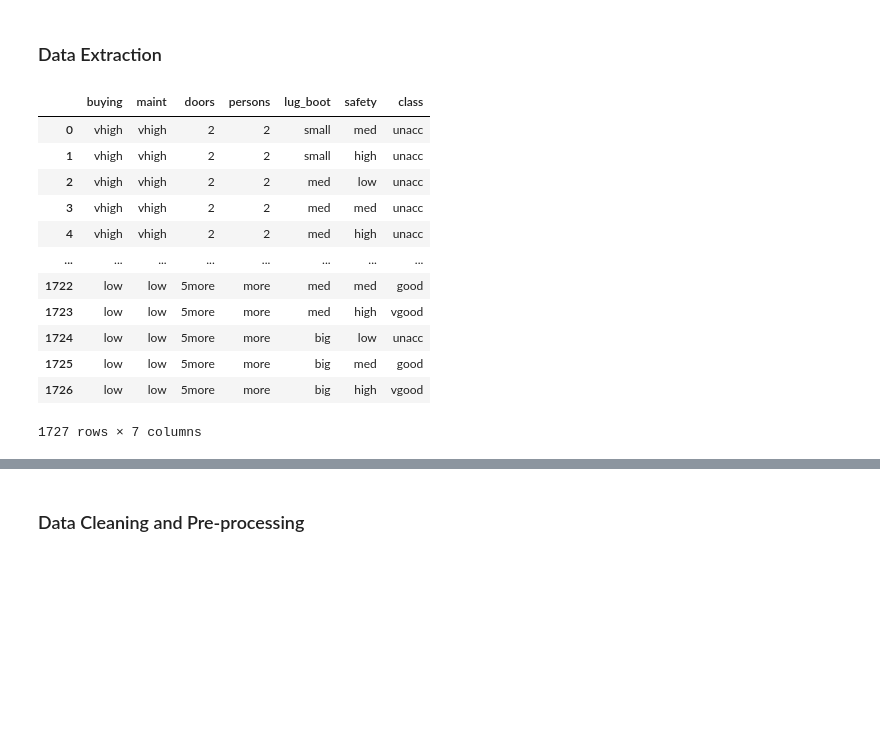
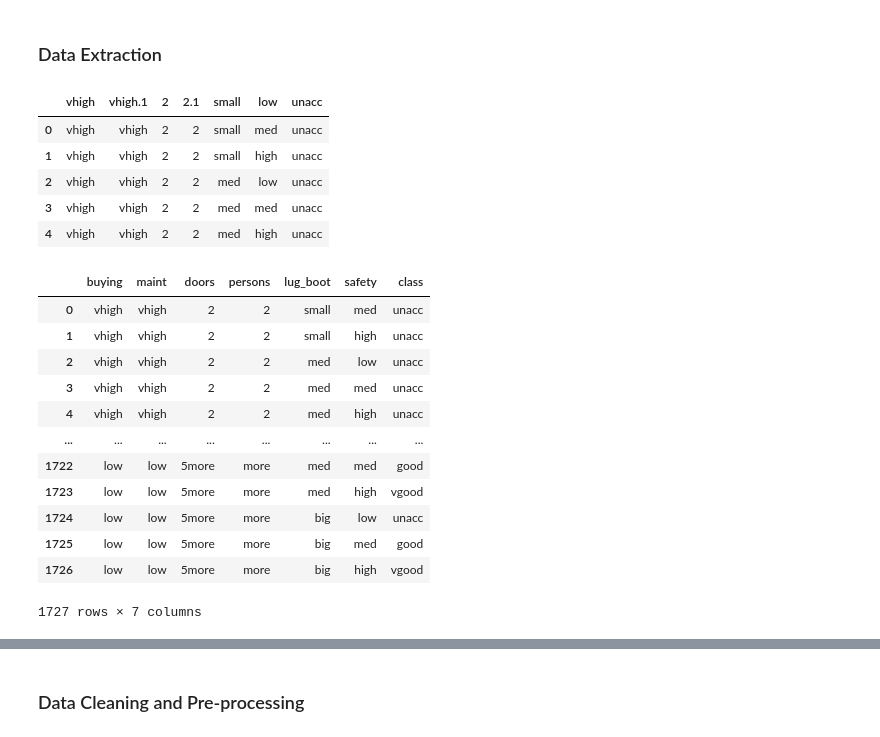
Before and after one commit to integraloddity/data-warehousing-capstone, a Jupyter notebook: ITEC4230_CarDB.ipynb, the cells around one changed output, grey strips where cells are left out. Cells and saved outputs as stored; diff of their text form; code cells hidden in the pictures; blank space fills up the shorter version.

```diff
--- a/ITEC4230_CarDB.ipynb
+++ b/ITEC4230_CarDB.ipynb
@@ -28,24 +28,32 @@ The purpose is to extract and preprocess the dataset to convert it to the traini
 ### Data Extraction
 # %%
 # Imports the training data
-trn = pd.read_csv('car+evaluation/car.data')
+trn = pd.read_csv('car_evaluation/car.data')
 trn.head()
-trn.columns = ['buying', 'maint', 'doors', 'persons', 'lug_boot', 'safety', 'class']
-trn.head(1750)
 # %% [output]
-|  | buying | maint | doors | persons | lug_boot | safety | class |
+|  | vhigh | vhigh.1 | 2 | 2.1 | small | low | unacc |
 | 0 | vhigh | vhigh | 2 | 2 | small | med | unacc |
 | 1 | vhigh | vhigh | 2 | 2 | small | high | unacc |
 | 2 | vhigh | vhigh | 2 | 2 | med | low | unacc |
 | 3 | vhigh | vhigh | 2 | 2 | med | med | unacc |
 | 4 | vhigh | vhigh | 2 | 2 | med | high | unacc |
-| ... | ... | ... | ... | ... | ... | ... | ... |
-| 1722 | low | low | 5more | more | med | med | good |
-| 1723 | low | low | 5more | more | med | high | vgood |
-| 1724 | low | low | 5more | more | big | low | unacc |
-| 1725 | low | low | 5more | more | big | med | good |
-| 1726 | low | low | 5more | more | big | high | vgood |
-1727 rows × 7 columns
+# %%
+trn.columns = ['buying', 'maint', 'doors', 'persons', 'lug_boot', 'safety', 'class']
+trn.head(1750)
+# %% [output]
+|  | buying | maint | doors | persons | lug_boot | safety | class |
+| 0 | vhigh | vhigh | 2 | 2 | small | med | unacc |
+| 1 | vhigh | vhigh | 2 | 2 | small | high | unacc |
+| 2 | vhigh | vhigh | 2 | 2 | med | low | unacc |
+| 3 | vhigh | vhigh | 2 | 2 | med | med | unacc |
+| 4 | vhigh | vhigh | 2 | 2 | med | high | unacc |
+| ... | ... | ... | ... | ... | ... | ... | ... |
+| 1722 | low | low | 5more | more | med | med | good |
+| 1723 | low | low | 5more | more | med | high | vgood |
+| 1724 | low | low | 5more | more | big | low | unacc |
+| 1725 | low | low | 5more | more | big | med | good |
+| 1726 | low | low | 5more | more | big | high | vgood |
+1727 rows × 7 columns
 # %%
 # Imports the second training data
 trn2 = pd.read_csv('vehicles.csv')
```
Also changed, not shown: parts of 5 cells of this notebook.
